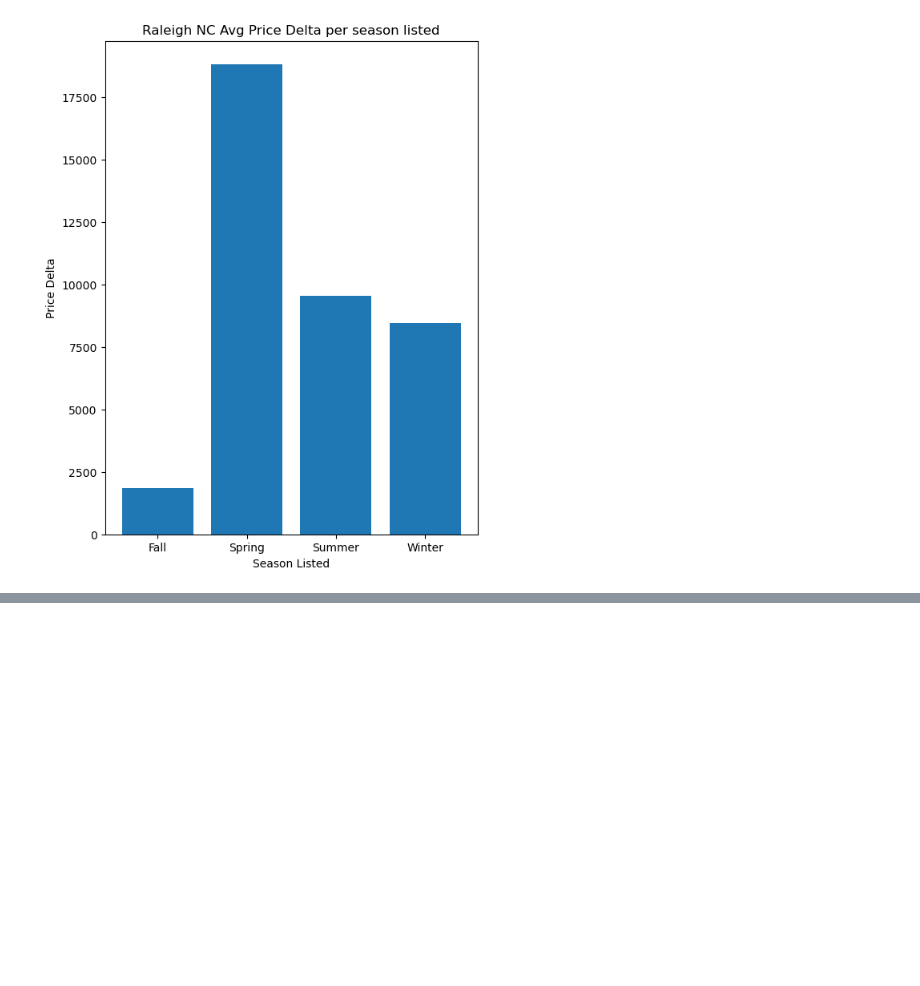
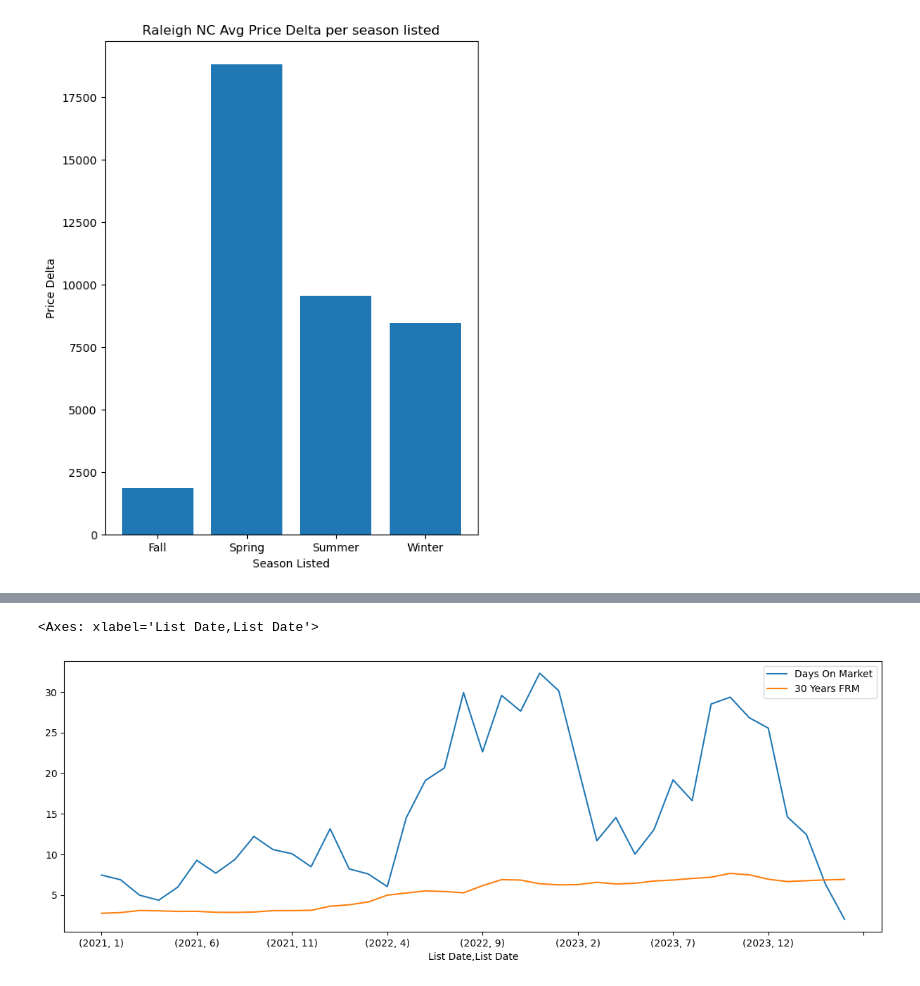
Before and after one commit to atulbachhav22/Real-Estate-Analysis-Project, a Jupyter notebook: real-estate-analysis_updated.ipynb, the cells around one changed output, grey strips where cells are left out. Cells and saved outputs as stored; diff of their text form; code cells hidden in the pictures; blank space fills up the shorter version.

```diff
--- a/real-estate-analysis_updated.ipynb
+++ b/real-estate-analysis_updated.ipynb
@@ -661,0 +699,4 @@ plt.show()
+# %%
+# add a column of week and year
+mortageweekly_df_sliced["week-year"]  = mortageweekly_df_sliced.index.year.astype(str) + mortageweekly_df_sliced.index.isocalendar().week.astype(str)
+mortageweekly_df_sliced.head()
@@ -661,0 +716,6 @@ plt.show()
+# %%
+#single_family_residence_3_2.reset_index()
+
+single_family_residence_3_2["week-year"]  = single_family_residence_3_2['List Date'].dt.year.astype(str) + single_family_residence_3_2['List Date'].dt.isocalendar().week.astype(str)
+
+single_family_residence_3_2.head() #162138
@@ -661,0 +734,4 @@ plt.show()
+# %%
+realeastate_df  = pd.merge(mortageweekly_df_sliced,single_family_residence_3_2,on="week-year",how="inner")
+realeastate_df.set_index("List Date", inplace=True)
+realeastate_df.head()
@@ -661,0 +746,9 @@ plt.show()
+# %%
+realeastate_df["Days On Market"].max()
+
+realeastate_df[["Days On Market","30 Years FRM"]].groupby(by=[realeastate_df.index.year,realeastate_df.index.month]).mean().plot(figsize=[15,5])
+
+#realeastate_df[['Days On Market']].plot()
+# %% [output]
+<Axes: xlabel='List Date,List Date'>
+[figure, added]
```
Also changed, not shown: parts of 7 cells of this notebook, 2 other files.
